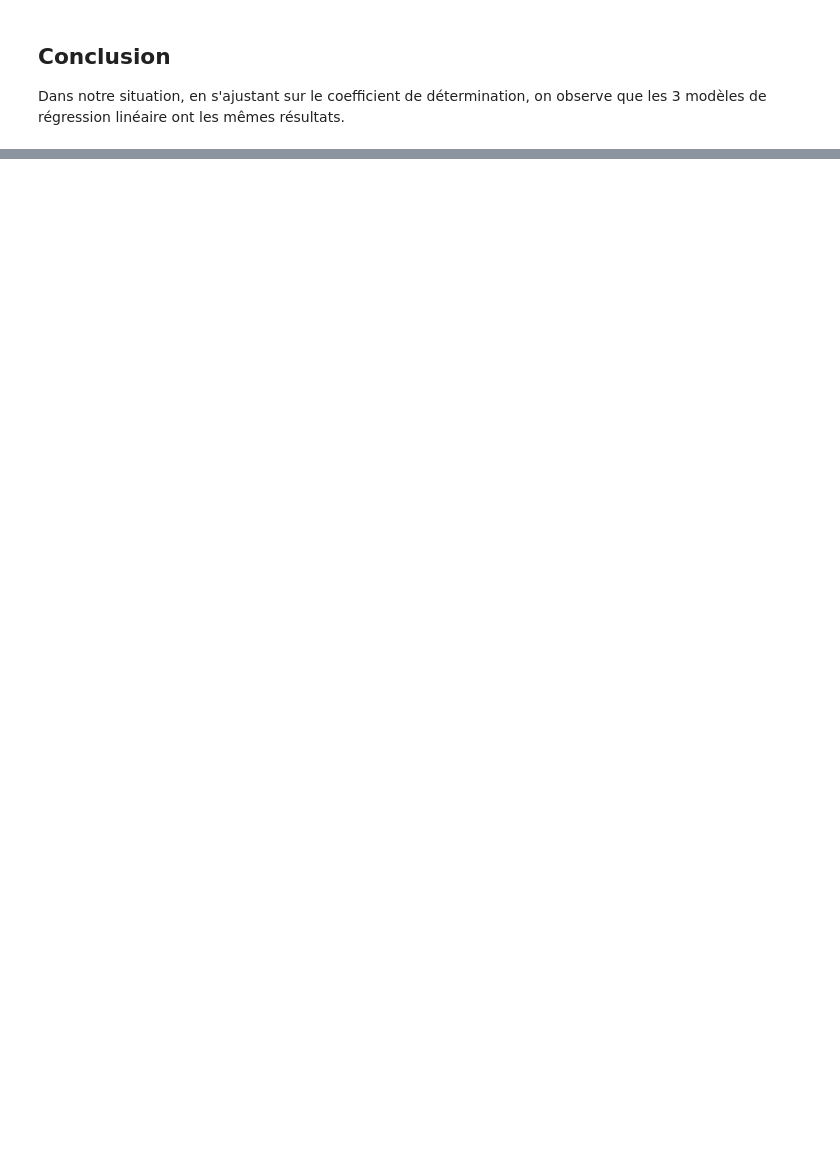
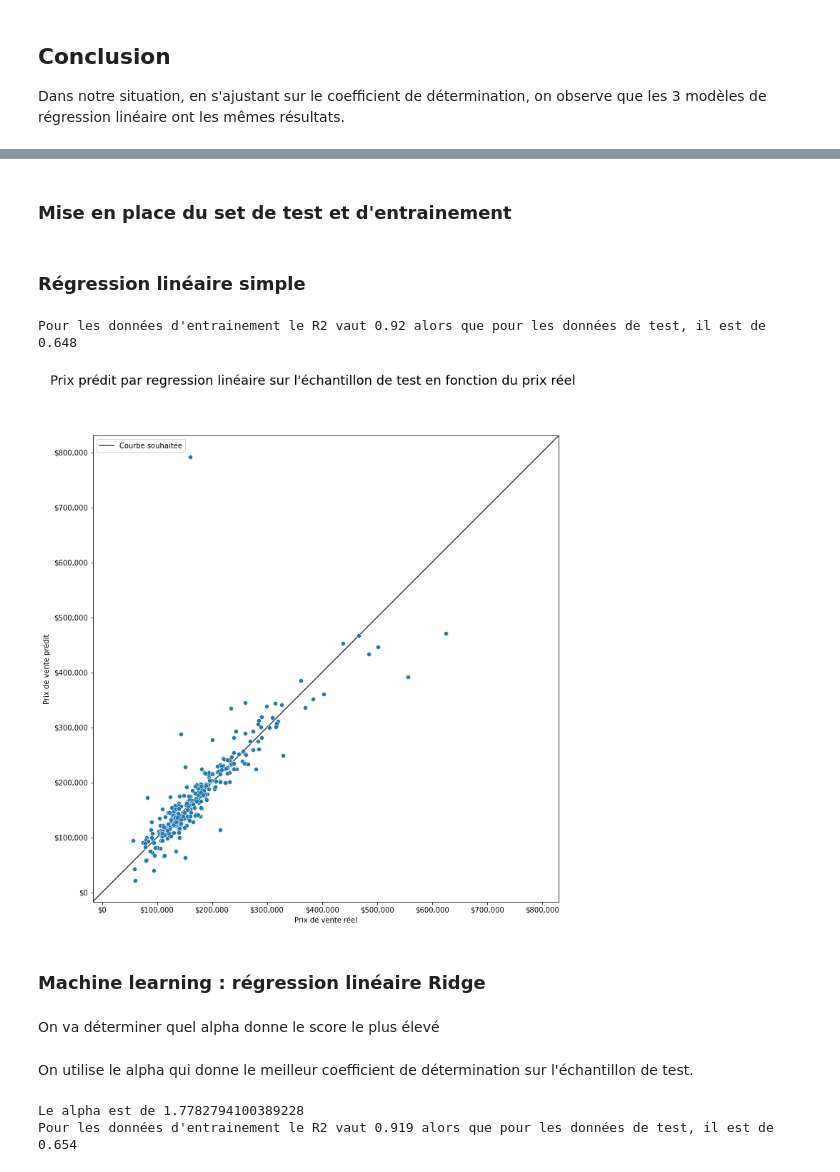
Before and after one commit to TanguyMe/eda-house-price, a Jupyter notebook: Notebook/data-visualization.ipynb, the cells around one changed output, grey strips where cells are left out. Drawn from its saved outputs; the diff is of its cells as text; code cells hidden in the pictures; blank space fills up the shorter version.

```diff
--- a/Notebook/data-visualization.ipynb
+++ b/Notebook/data-visualization.ipynb
@@ -569,0 +625,53 @@ Dans notre situation, en s'ajustant sur le coefficient de détermination, on obs
+# %%
+# Donnée à déterminer
+y = dft["SalePrice"]
+# %% [markdown]
+### Mise en place du set de test et d'entrainement
+# %%
+xtrain, xtest, ytrain, ytest = train_test_split(X, y, train_size=0.8)
+# %% [markdown]
+### Régression linéaire simple
+# %%
+# On entraine notre algorithme
+reg = LinearRegression().fit(xtrain, ytrain)
+
+# On conserve nos valeurs prédites
+y_pred_reg = reg.predict(xtest)
+# %%
+ytrainpred = reg.predict(xtrain)
+ytestpred = reg.predict(xtest)
+
+print ("Pour les données d'entrainement le R2 vaut {} alors que pour les données de test, il est de {}"
+      .format(round(r2_score(ytrain, ytrainpred),3), round(r2_score(ytest, ytestpred),3)))
+# %% [output]
+Pour les données d'entrainement le R2 vaut 0.92 alors que pour les données de test, il est de 0.648
+# %%
+ax = sns.scatterplot(x=ytest, y=ytestpred);
+plt.xlabel('Prix de vente réel')
+plt.ylabel('Prix de vente prédit')
+
+# on change le format de l'axe x et y
+fmt = '${x:,.0f}'
+tick = mtick.StrMethodFormatter(fmt)
+ax.xaxis.set_major_formatter(tick)
+ax.yaxis.set_major_formatter(tick)
+
+lims = [
+    np.min([ax.get_xlim(), ax.get_ylim()]),  # min of both axes
+    np.max([ax.get_xlim(), ax.get_ylim()]),  # max of both axes
+]
+
+# On fait une ligne où y=x montrant la où on souhaiterait que les valeurs se situent
+ax.plot(lims, lims, 'k-', alpha=0.75, zorder=0, label='Courbe souhaitée')
+ax.set_aspect('equal')
+ax.set_xlim(lims)
+ax.set_ylim(lims);
+plt.legend()
+
+fig = plt.gcf()
+fig.set_size_inches(20,12)
+fig.suptitle("Prix prédit par regression linéaire sur l'échantillon de test en fonction du prix réel", fontsize=18);
+# %% [output]
+[figure, added]
+# %% [markdown]
+### Machine learning : régression linéaire Ridge
@@ -569,0 +680,2 @@ Dans notre situation, en s'ajustant sur le coefficient de détermination, on obs
+# %% [markdown]
+On va déterminer quel alpha donne le score le plus élevé
@@ -569,0 +692,15 @@ Dans notre situation, en s'ajustant sur le coefficient de détermination, on obs
+# %% [markdown]
+On utilise le alpha qui donne le meilleur coefficient de détermination sur l'échantillon de test.
+# %%
+clf = Ridge(alpha=alphas[max_id])
+clf.fit(xtrain,ytrain);
+print("Le alpha est de {}".format(alphas[max_id]))
+
+ytrainpred = clf.predict(xtrain)
+ytestpred = clf.predict(xtest)
+
+print ("Pour les données d'entrainement le R2 vaut {} alors que pour les données de test, il est de {}"
+      .format(round(r2_score(ytrain, ytrainpred),3), round(r2_score(ytest, ytestpred),3)))
+# %% [output]
+Le alpha est de 1.7782794100389228
+Pour les données d'entrainement le R2 vaut 0.919 alors que pour les données de test, il est de 0.654
```
Also changed, not shown: parts of 36 cells of this notebook.
